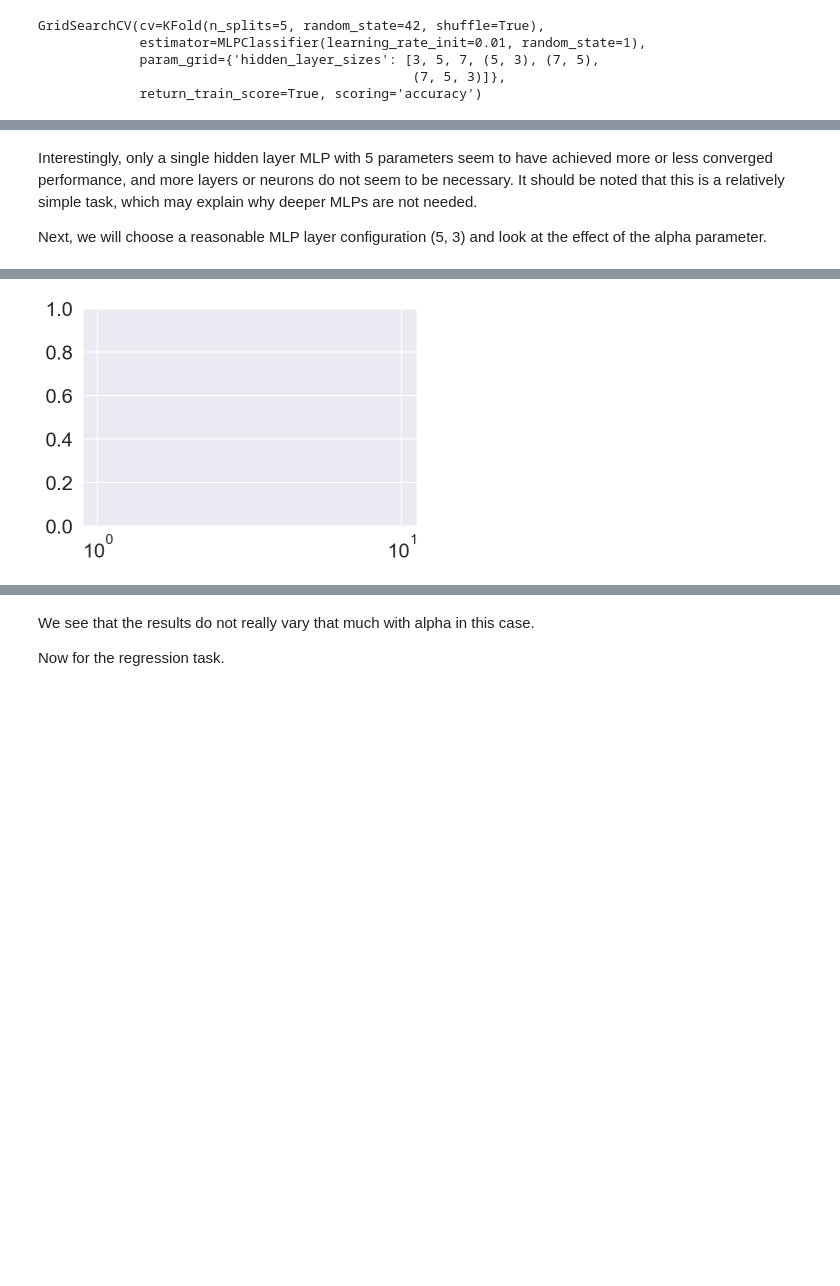
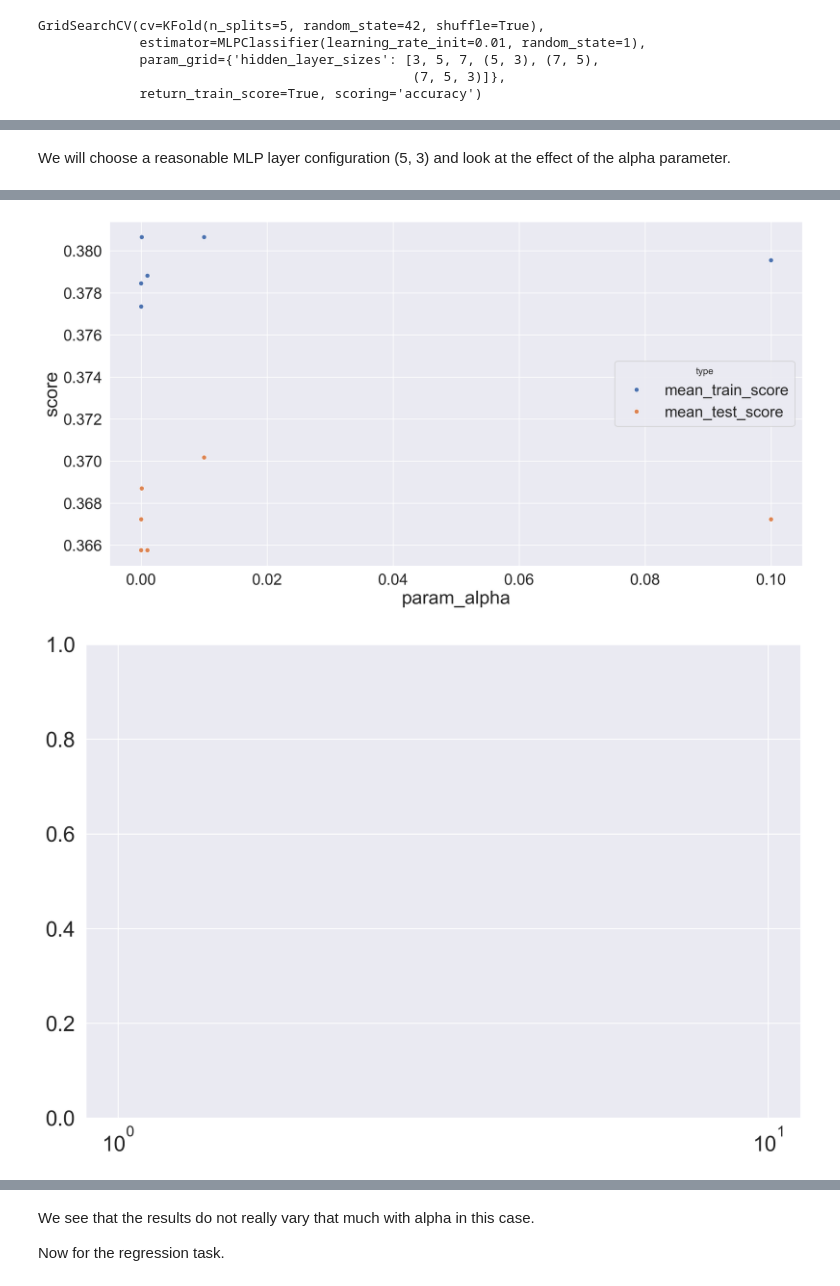
Before and after one commit to materialsvirtuallab/nano281, a Jupyter notebook: lectures/notebooks/Lecture 09 - Neural Networks.ipynb, the cells around one changed output, grey strips where cells are left out. Saved outputs shown, nothing was run; the diff lists cells and outputs as text; code cells hidden in the pictures; blank space fills up the shorter version.

```diff
--- a/lectures/notebooks/Lecture 09 - Neural Networks.ipynb
+++ b/lectures/notebooks/Lecture 09 - Neural Networks.ipynb
@@ -40,7 +40,7 @@ from sklearn.model_selection import train_test_split, GridSearchCV, KFold
 # %%
 # by default pandas will recognize NaN (sodium nitride) as nan (not a number)
 # to turn off this behavior, we use na_filter=False
-data_url = "https://raw.githubusercontent.com/materialsvirtuallab/nano281/master/labs/lab2/data.csv"
+data_url = "https://raw.githubusercontent.com/materialsvirtuallab/nano281/master/assets/data2022.csv"
 data = pd.read_csv(data_url, index_col=0, na_filter=False)
 
 # Let's create a column of Composition objects using pymatgen.
@@ -48,11 +48,10 @@ data["composition"] = [Composition(f) for f in data["formula"]]
 # %% [markdown]
 Here, we load the elemental data. Unlike lab2, we are simply going to disregard all elemental features that contain NaN. While imputing the mean value is a commonly used data science technique, it really does not work well for materials science problems. We will also use a smaller set of properties.
 # %%
-el_data_url = "https://raw.githubusercontent.com/materialsvirtuallab/nano281/master/labs/lab2/element_properties.csv"
+el_data_url = "https://raw.githubusercontent.com/materialsvirtuallab/nano281/master/assets/element_properties.csv"
 el_data = pd.read_csv(el_data_url, index_col=0)
-el_data = el_data[
-    ["AtomicRadius", "AtomicWeight", "Column", "Electronegativity", "Row"]
-]
+
+el_data = el_data[["AtomicRadius", "AtomicWeight", "Electronegativity"]]
 # %% [markdown]
 As before, we will compute the mean, min, and max for every elemental feature. For mean, we are weighting it by composition. As before, we drop all data points that contain NaN.
 # %%
@@ -175,7 +134,5 @@ fig.show()
-# %% [markdown]
-Interestingly, only a single hidden layer MLP with 5 parameters seem to have achieved more or less converged performance, and more layers or neurons do not seem to be necessary. It should be noted that this is a relatively simple task, which may explain why deeper MLPs are not needed.
-
-Next, we will choose a reasonable MLP layer configuration (5, 3) and look at the effect of the alpha parameter.
+# %% [markdown]
+We will choose a reasonable MLP layer configuration (5, 3) and look at the effect of the alpha parameter.
 # %%
 nn = MLPClassifier(hidden_layer_sizes=(5, 3), random_state=1, learning_rate_init=0.01)
 gs = GridSearchCV(
@@ -188,7 +145,5 @@ gs = GridSearchCV(
 gs.fit(x, y_class)
 # plot_grid_search_results(gs, plot_type='scatter').show()
 plt.xscale("log")
-fig = plotly_grid_search_results(gs, plot_type="scatter")
-fig.update_yaxes(title_text="accuracy")
-fig.update_xaxes(type="log")
+plot_grid_search_results(gs, plot_type="scatter")
 # %% [output]
@@ -196 +150,2 @@ fig.update_xaxes(type="log")
-[figure, old version]
+[figure, new version]
+[figure, added]
```
Also changed, not shown: parts of 7 cells of this notebook, 9 other files.
